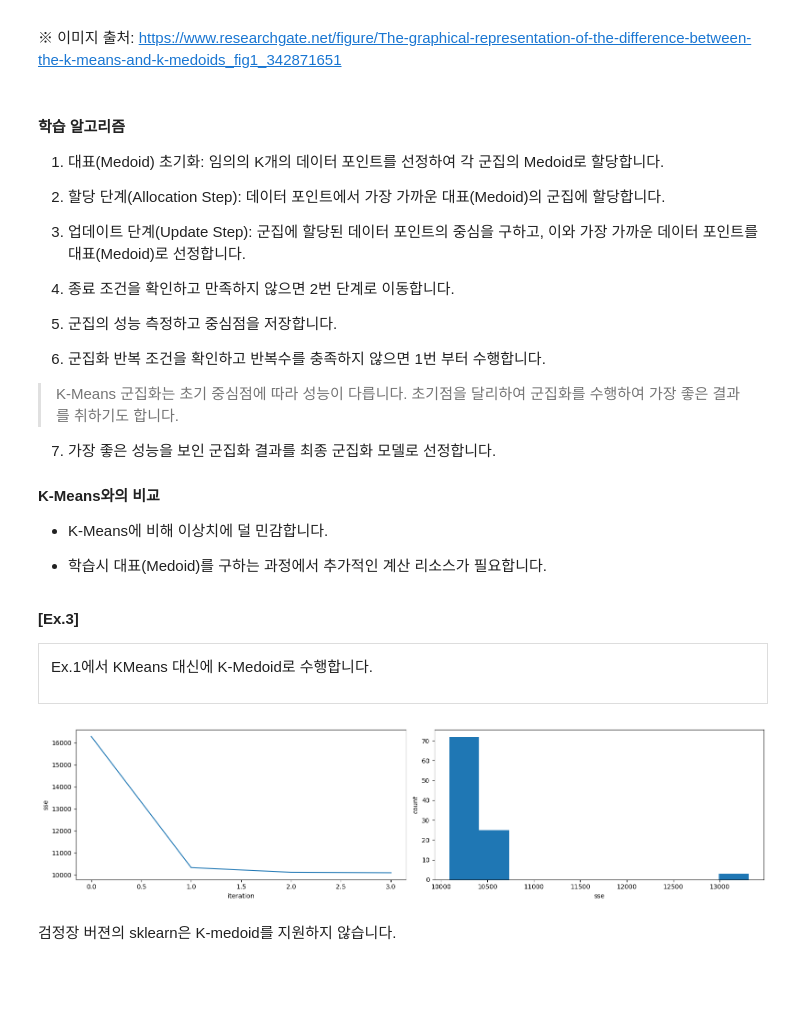
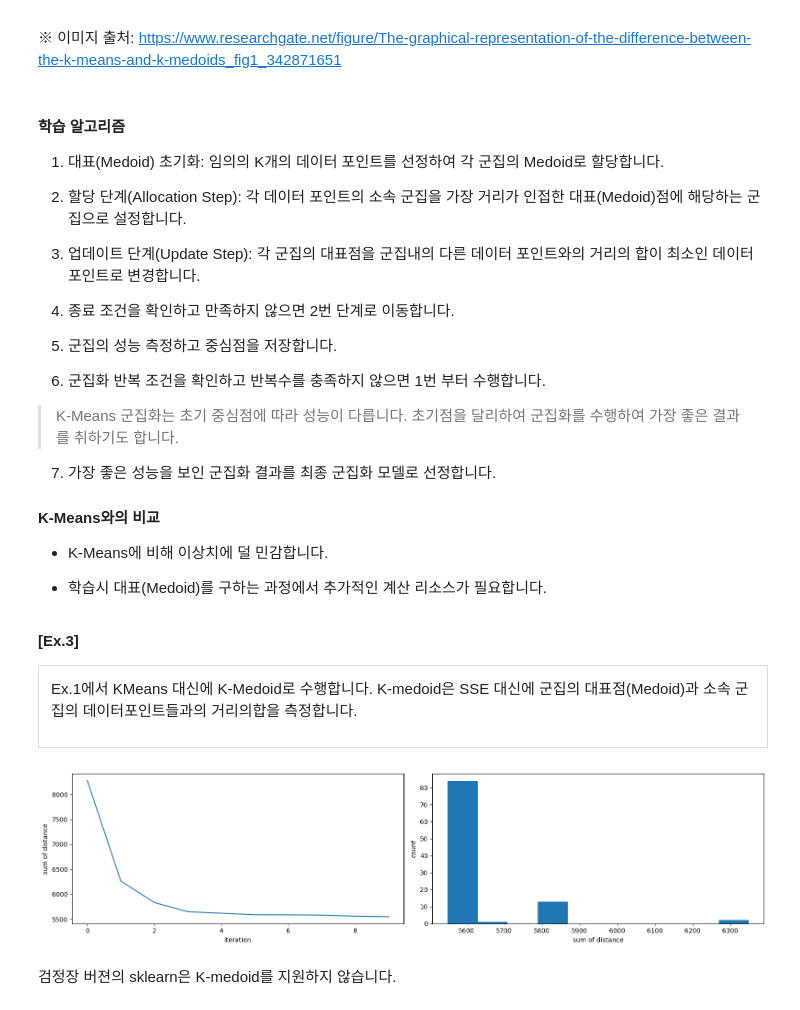
Before and after one commit to sunkusun9/DS_Lv3_elearning, a Jupyter notebook: 5-1. 군집화.ipynb, the cells around one changed output. Drawn from its saved outputs; the diff is of its cells as text; code cells hidden in the pictures; blank space fills up the shorter version.

Commit message:
K-medoid 부분 수정
medoid 업데이트 정정 및  코드 변경

```diff
--- a/5-1. 군집화.ipynb
+++ b/5-1. 군집화.ipynb
@@ -202,13 +202,13 @@ n_init = 100 # 초기화 수
 sse_last = list()
 for _ in range(n_init):
     sse_hist = list() # 중심 이동 때마다 SSE를 기록합니다.
-    df_centroid = pdf_abalone_std.sample(n=n_clusters) # Forgy 방법으로 중심점을 초기회 합니다.
+    df_centroid = df_abalone_std.sample(n=n_clusters) # Forgy 방법으로 중심점을 초기회 합니다.
     for i in range(max_iter):
         dist = cdist(df_centroid, df_abalone_std) # 중심점과 데이터 포인트 간 거리를 구합니다.n_clusters×n 행렬
         clu = np.argmin(dist, axis=0) # 가장 가까운 중심점의 인덱스를 구합니다.
         sse = np.sum(np.min(dist, axis=0) ** 2) # SSE를 구합니다.
         df_centroid = df_abalone_std.groupby(clu).mean() # 중심점을 갱신합니다.: 동일한 군집의 데이터 포인트들의 평균
-        if len(sse_hist) > 0 and sse_hist[-1] == sse: # 중심점이 더 이상 갱신 되지 않으면 종료합니다.
+        if len(sse_hist) > 0 and sse_hist[-1] <= sse: # 중심점이 더 이상 갱신 되지 않으면 종료합니다.
             break
         sse_hist.append(sse)
     if sse_best > sse:
@@ -268,10 +268,10 @@ K-Means는 유클리디언 거리를 사용하여 거리 측정을 하는 반면
 1. 대표(Medoid) 초기화: 임의의 K개의 데이터 포인트를 선정하여 각 군집의 Medoid로 할당합니다.
 
 
-2. 할당 단계(Allocation Step): 데이터 포인트에서 가장 가까운 대표(Medoid)의 군집에 할당합니다.
+2. 할당 단계(Allocation Step): 각 데이터 포인트의 소속 군집을 가장 거리가 인접한 대표(Medoid)점에 해당하는 군집으로 설정합니다.
 
 
-3. 업데이트 단계(Update Step): 군집에 할당된 데이터 포인트의 중심을 구하고, 이와 가장 가까운 데이터 포인트를 대표(Medoid)로 선정합니다.
+3. 업데이트 단계(Update Step): 각 군집의 대표점을 군집내의 다른 데이터 포인트와의 거리의 합이 최소인 데이터 포인트로 변경합니다.
 
 
 4. 종료 조건을 확인하고 만족하지 않으면 2번 단계로 이동합니다.
@@ -299,7 +299,7 @@ K-Means는 유클리디언 거리를 사용하여 거리 측정을 하는 반면
 
 <div style="border: 1px solid #ddd; padding: 12px; margin-top: 10px;">
 
-Ex.1에서 KMeans 대신에 K-Medoid로 수행합니다.
+Ex.1에서 KMeans 대신에 K-Medoid로 수행합니다. K-medoid은 SSE 대신에 군집의 대표점(Medoid)과 소속 군집의 데이터포인트들과의 거리의합을 측정합니다.
 
 </div>
 # %%
@@ -330,16 +332,16 @@ for _ in range(n_init):
 # %%
 fig, axes = plt.subplots(1, 2, figsize=(16, 4))
-axes[0].plot(sse_best_hist)
+axes[0].plot(dist_sum_best_hist)
 axes[0].set_xlabel('iteration')
-axes[0].set_ylabel('sse')
+axes[0].set_ylabel('sum of distance')
 
-axes[1].hist(sse_last)
-axes[1].set_xlabel('sse')
+axes[1].hist(dist_sum_last)
+axes[1].set_xlabel('sum of distance')
 axes[1].set_ylabel('count')
 plt.tight_layout()
 plt.show()
 # %% [output]
-[figure, old version]
+[figure, new version]
 # %% [markdown]
 검정장 버젼의 sklearn은 K-medoid를 지원하지 않습니다.
 # %% [markdown]
```
Also changed, not shown: parts of 3 cells of this notebook.
